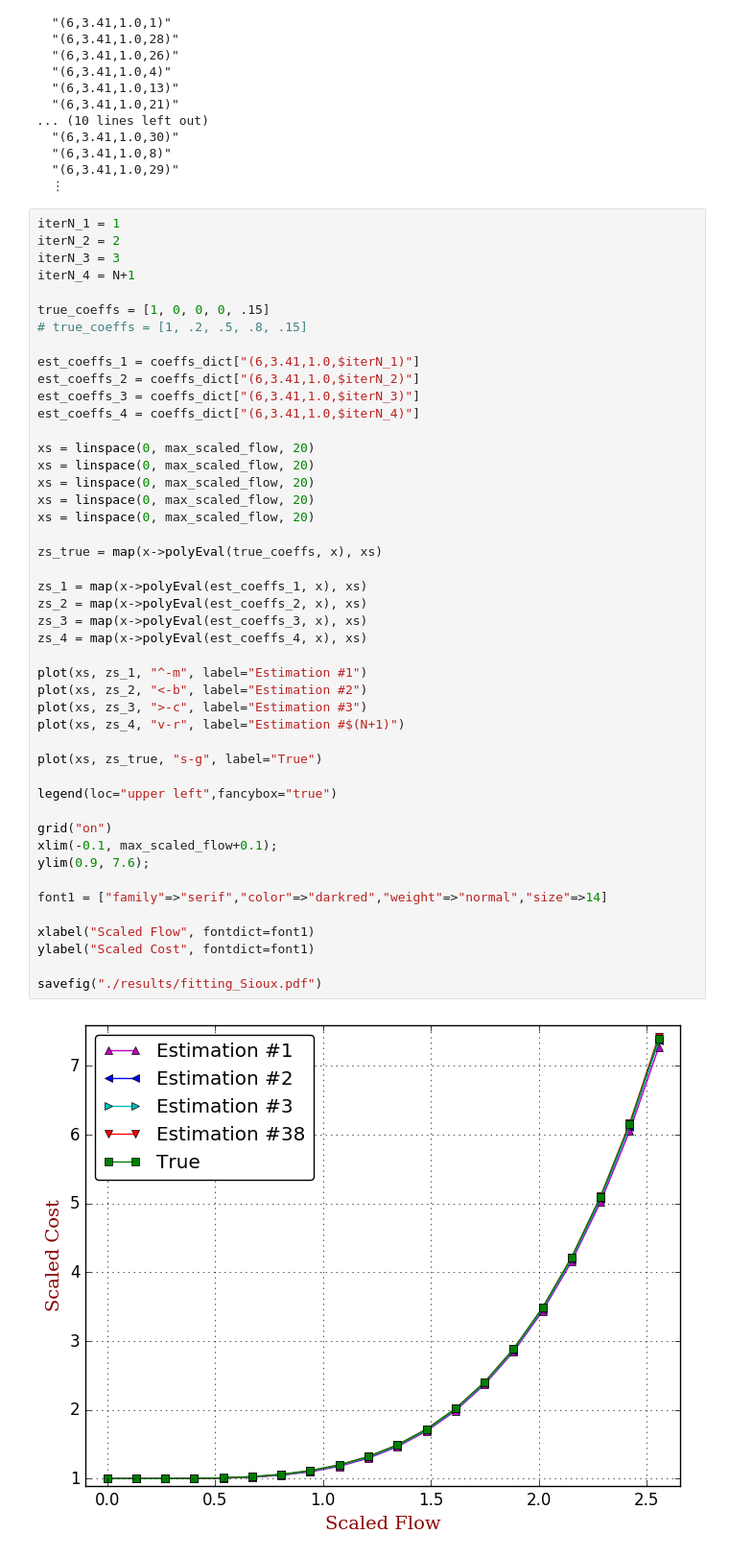
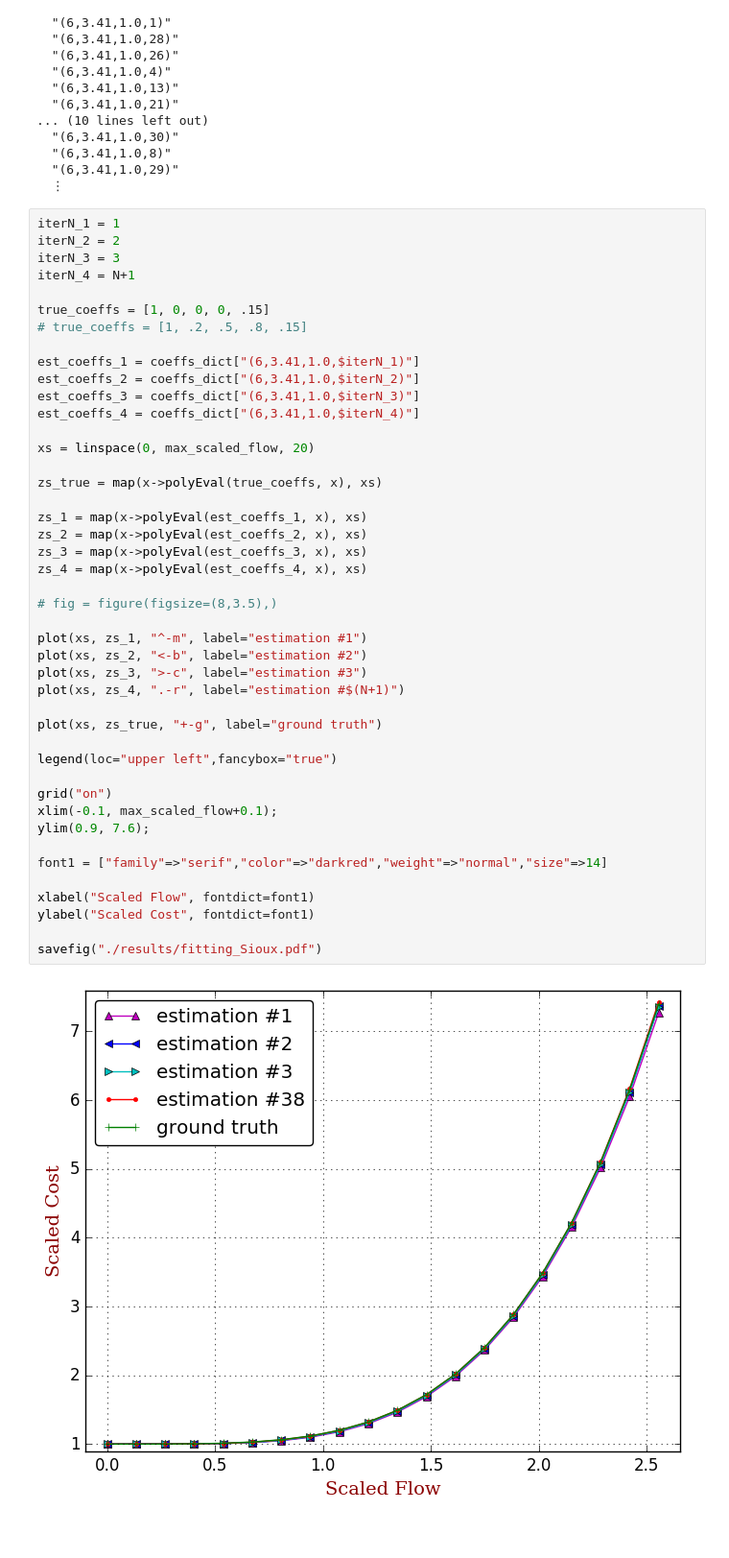
Before and after one commit to jingzbu/InverseVIsTraffic, a Jupyter notebook: 09_develop_new_OD_demand_estimator_Sioux_Dijkstra_uni_class/05_refine_iteration_results.ipynb, the cells around one changed output. Shown: that part at 96% size. Drawn from its saved outputs; the diff is of its cells as text.

```diff
--- a/09_develop_new_OD_demand_estimator_Sioux_Dijkstra_uni_class/05_refine_iteration_results.ipynb
+++ b/09_develop_new_OD_demand_estimator_Sioux_Dijkstra_uni_class/05_refine_iteration_results.ipynb
@@ -157,40 +157,38 @@ true_coeffs = [1, 0, 0, 0, .15]
 
 est_coeffs_1 = coeffs_dict["(6,3.41,1.0,$iterN_1)"]
 est_coeffs_2 = coeffs_dict["(6,3.41,1.0,$iterN_2)"]
 est_coeffs_3 = coeffs_dict["(6,3.41,1.0,$iterN_3)"]
 est_coeffs_4 = coeffs_dict["(6,3.41,1.0,$iterN_4)"]
 
 xs = linspace(0, max_scaled_flow, 20)
-xs = linspace(0, max_scaled_flow, 20)
-xs = linspace(0, max_scaled_flow, 20)
-xs = linspace(0, max_scaled_flow, 20)
-xs = linspace(0, max_scaled_flow, 20)
 
 zs_true = map(x->polyEval(true_coeffs, x), xs)
 
 zs_1 = map(x->polyEval(est_coeffs_1, x), xs)
 zs_2 = map(x->polyEval(est_coeffs_2, x), xs)
 zs_3 = map(x->polyEval(est_coeffs_3, x), xs)
 zs_4 = map(x->polyEval(est_coeffs_4, x), xs)
 
-plot(xs, zs_1, "^-m", label="Estimation #1")
-plot(xs, zs_2, "<-b", label="Estimation #2")
-plot(xs, zs_3, ">-c", label="Estimation #3")
-plot(xs, zs_4, "v-r", label="Estimation #$(N+1)")
+# fig = figure(figsize=(8,3.5),)
 
-plot(xs, zs_true, "s-g", label="True")
+plot(xs, zs_1, "^-m", label="estimation #1")
+plot(xs, zs_2, "<-b", label="estimation #2")
+plot(xs, zs_3, ">-c", label="estimation #3")
+plot(xs, zs_4, ".-r", label="estimation #$(N+1)")
+
+plot(xs, zs_true, "+-g", label="ground truth")
 
 legend(loc="upper left",fancybox="true")
 
 grid("on")
 xlim(-0.1, max_scaled_flow+0.1);
 ylim(0.9, 7.6);
 
 font1 = ["family"=>"serif","color"=>"darkred","weight"=>"normal","size"=>14]
 
 xlabel("Scaled Flow", fontdict=font1)
 ylabel("Scaled Cost", fontdict=font1)
 
 savefig("./results/fitting_Sioux.pdf")
 # %% [output]
-[figure, old version]
+[figure, new version]
```
Also changed, not shown: 19 other files.
